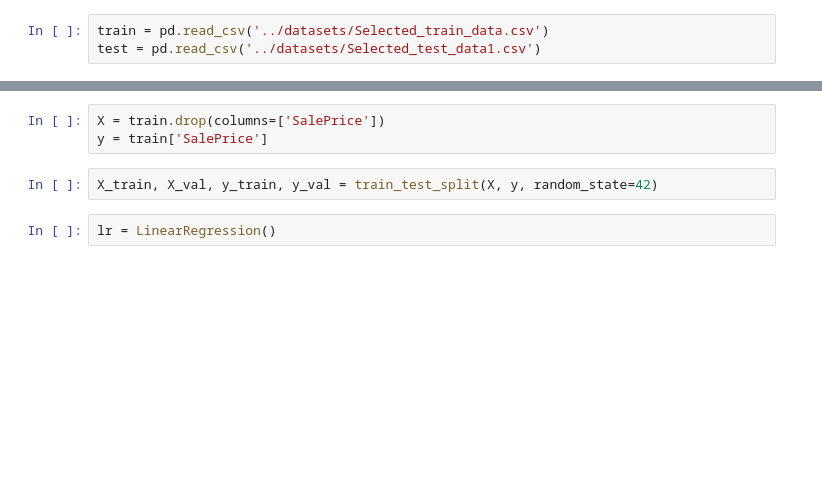
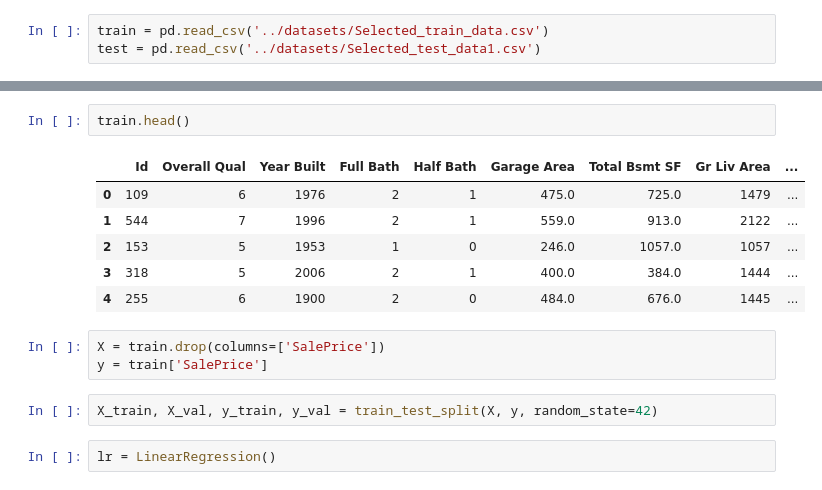
Before and after one commit to rafirahman27/Ames_Housing_Data-Kaggle_Challenge, a Jupyter notebook: code/03 - Model Benchmark.ipynb, the cells around one changed output, grey strips where cells are left out. Cells and saved outputs as stored; diff of their text form; blank space fills up the shorter version.

```diff
--- a/code/03 - Model Benchmark.ipynb
+++ b/code/03 - Model Benchmark.ipynb
@@ -27,3 +13,12 @@ train
+# %%
+train.head()
+# %% [output]
+|  | Id | Overall Qual | Year Built | Full Bath | Half Bath | Garage Area | Total Bsmt SF | Gr Liv Area | ... |
+| 0 | 109 | 6 | 1976 | 2 | 1 | 475.0 | 725.0 | 1479 | ... |
+| 1 | 544 | 7 | 1996 | 2 | 1 | 559.0 | 913.0 | 2122 | ... |
+| 2 | 153 | 5 | 1953 | 1 | 0 | 246.0 | 1057.0 | 1057 | ... |
+| 3 | 318 | 5 | 2006 | 2 | 1 | 400.0 | 384.0 | 1444 | ... |
+| 4 | 255 | 6 | 1900 | 2 | 0 | 484.0 | 676.0 | 1445 | ... |
 # %%
 X = train.drop(columns=['SalePrice'])
 y = train['SalePrice']
```
Also changed, not shown: parts of 15 cells of this notebook, 17 other files.
